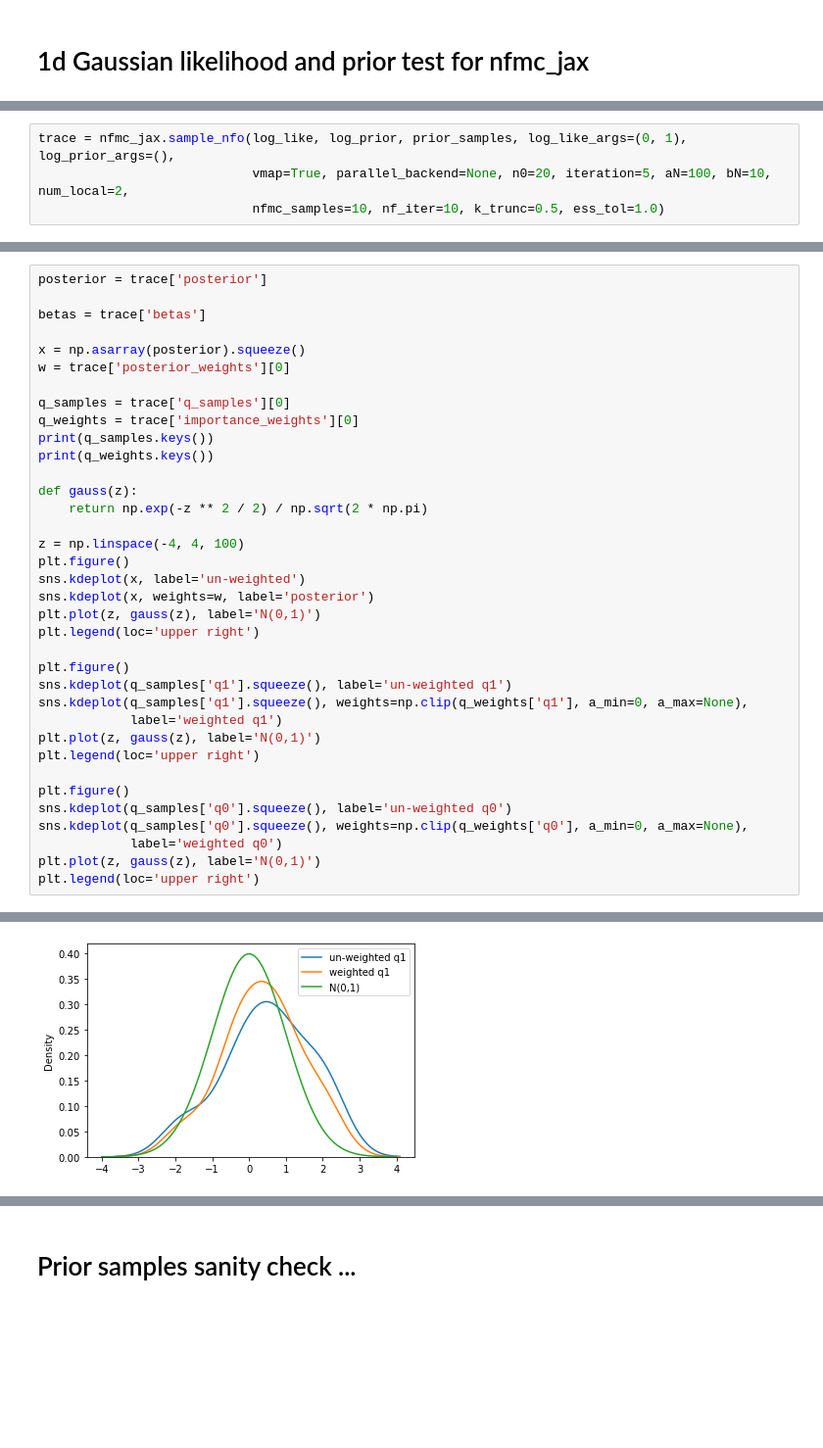
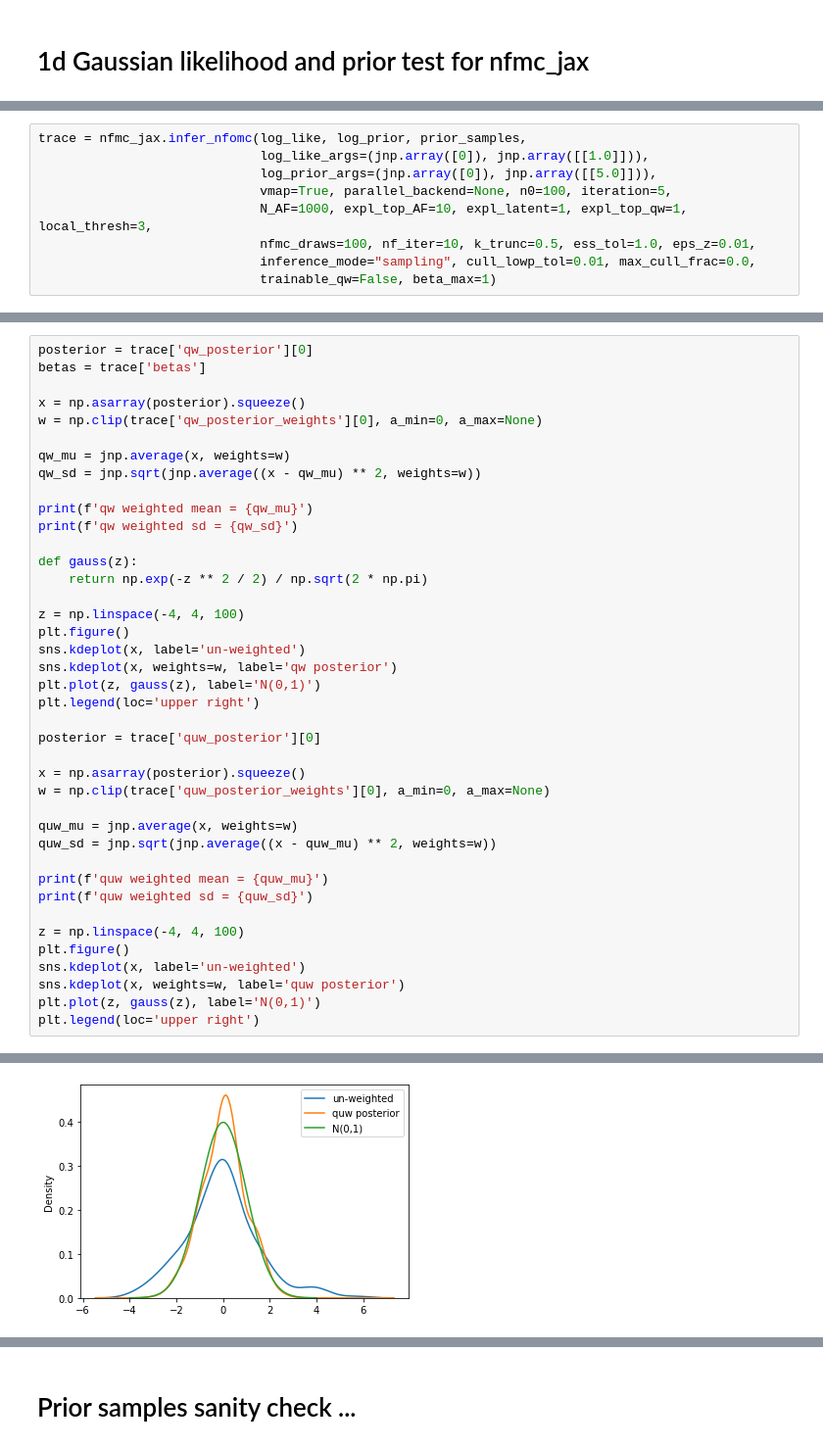
Before and after one commit to RichardGrumitt/nfmc_jax_tests, a Jupyter notebook: nfmc_jax_tests.ipynb, the cells around one changed output, grey strips where cells are left out. Shown: that part at 98% size. Cells and saved outputs as stored; diff of their text form; blank space fills up the shorter version.

```diff
--- a/nfmc_jax_tests.ipynb
+++ b/nfmc_jax_tests.ipynb
@@ -29,7 +31,12 @@ prior_samples.shape[1]
 # %% [output]
 1
 # %%
-trace = nfmc_jax.sample_nfo(log_like, log_prior, prior_samples, log_like_args=(0, 1), log_prior_args=(),
-                            vmap=True, parallel_backend=None, n0=20, iteration=5, aN=100, bN=10, num_local=2,
-                            nfmc_samples=10, nf_iter=10, k_trunc=0.5, ess_tol=1.0)
+trace = nfmc_jax.infer_nfomc(log_like, log_prior, prior_samples,
+                             log_like_args=(jnp.array([0]), jnp.array([[1.0]])),
+                             log_prior_args=(jnp.array([0]), jnp.array([[5.0]])),
+                             vmap=True, parallel_backend=None, n0=100, iteration=5,
+                             N_AF=1000, expl_top_AF=10, expl_latent=1, expl_top_qw=1, local_thresh=3,
+                             nfmc_draws=100, nf_iter=10, k_trunc=0.5, ess_tol=1.0, eps_z=0.01,
+                             inference_mode="sampling", cull_lowp_tol=0.01, max_cull_frac=0.0,
+                             trainable_qw=False, beta_max=1)
 # %% [output]
@@ -75,15 +60,15 @@ Additional NFMC fits have decreased ESS for the given q - stopping.
 # %%
-posterior = trace['posterior']
-
+posterior = trace['qw_posterior'][0]
 betas = trace['betas']
 
 x = np.asarray(posterior).squeeze()
-w = trace['posterior_weights'][0]
+w = np.clip(trace['qw_posterior_weights'][0], a_min=0, a_max=None)
 
-q_samples = trace['q_samples'][0]
-q_weights = trace['importance_weights'][0]
-print(q_samples.keys())
-print(q_weights.keys())
+qw_mu = jnp.average(x, weights=w)
+qw_sd = jnp.sqrt(jnp.average((x - qw_mu) ** 2, weights=w))
+
+print(f'qw weighted mean = {qw_mu}')
+print(f'qw weighted sd = {qw_sd}')
 
 def gauss(z):
     return np.exp(-z ** 2 / 2) / np.sqrt(2 * np.pi)
@@ -91,21 +76,25 @@ def gauss(z):
 z = np.linspace(-4, 4, 100)
 plt.figure()
 sns.kdeplot(x, label='un-weighted')
-sns.kdeplot(x, weights=w, label='posterior')
+sns.kdeplot(x, weights=w, label='qw posterior')
 plt.plot(z, gauss(z), label='N(0,1)')
 plt.legend(loc='upper right')
 
+posterior = trace['quw_posterior'][0]
+
+x = np.asarray(posterior).squeeze()
+w = np.clip(trace['quw_posterior_weights'][0], a_min=0, a_max=None)
+
+quw_mu = jnp.average(x, weights=w)
+quw_sd = jnp.sqrt(jnp.average((x - quw_mu) ** 2, weights=w))
+
+print(f'quw weighted mean = {quw_mu}')
+print(f'quw weighted sd = {quw_sd}')
+
+z = np.linspace(-4, 4, 100)
 plt.figure()
-sns.kdeplot(q_samples['q1'].squeeze(), label='un-weighted q1')
-sns.kdeplot(q_samples['q1'].squeeze(), weights=np.clip(q_weights['q1'], a_min=0, a_max=None),
-            label='weighted q1')
+sns.kdeplot(x, label='un-weighted')
+sns.kdeplot(x, weights=w, label='quw posterior')
 plt.plot(z, gauss(z), label='N(0,1)')
 plt.legend(loc='upper right')
-
-plt.figure()
-sns.kdeplot(q_samples['q0'].squeeze(), label='un-weighted q0')
-sns.kdeplot(q_samples['q0'].squeeze(), weights=np.clip(q_weights['q0'], a_min=0, a_max=None),
-            label='weighted q0')
-plt.plot(z, gauss(z), label='N(0,1)')
-plt.legend(loc='upper right')
 # %% [output]
@@ -116 +107 @@ dict_keys(['q0', 'q0_pq', 'q1', 'q1_pq', 'q1_IW2', 'q1_IW3', 'q1_pq_uw', 'q1_pq_
-[figure, old version]
+[figure, new version]
```
Also changed, not shown: parts of 13 cells of this notebook.
